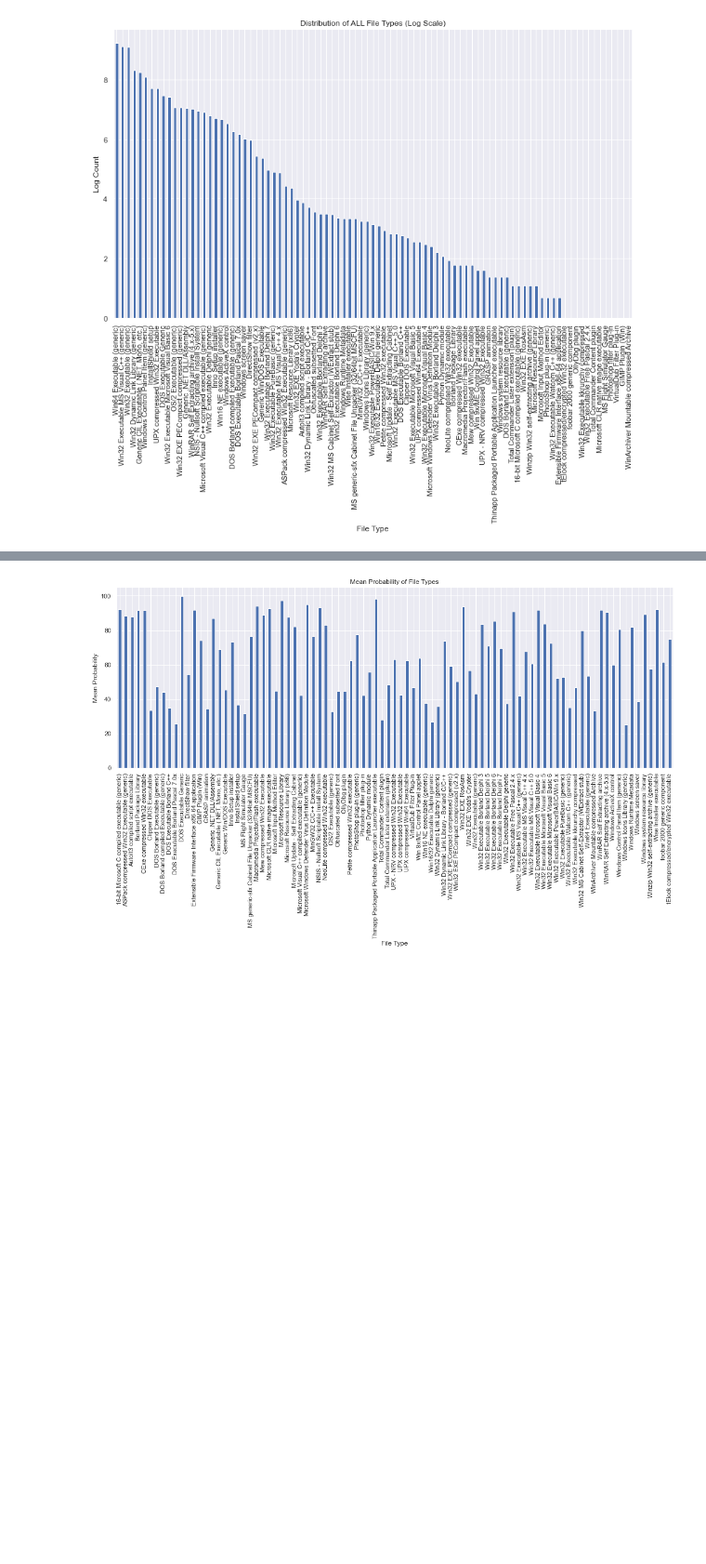
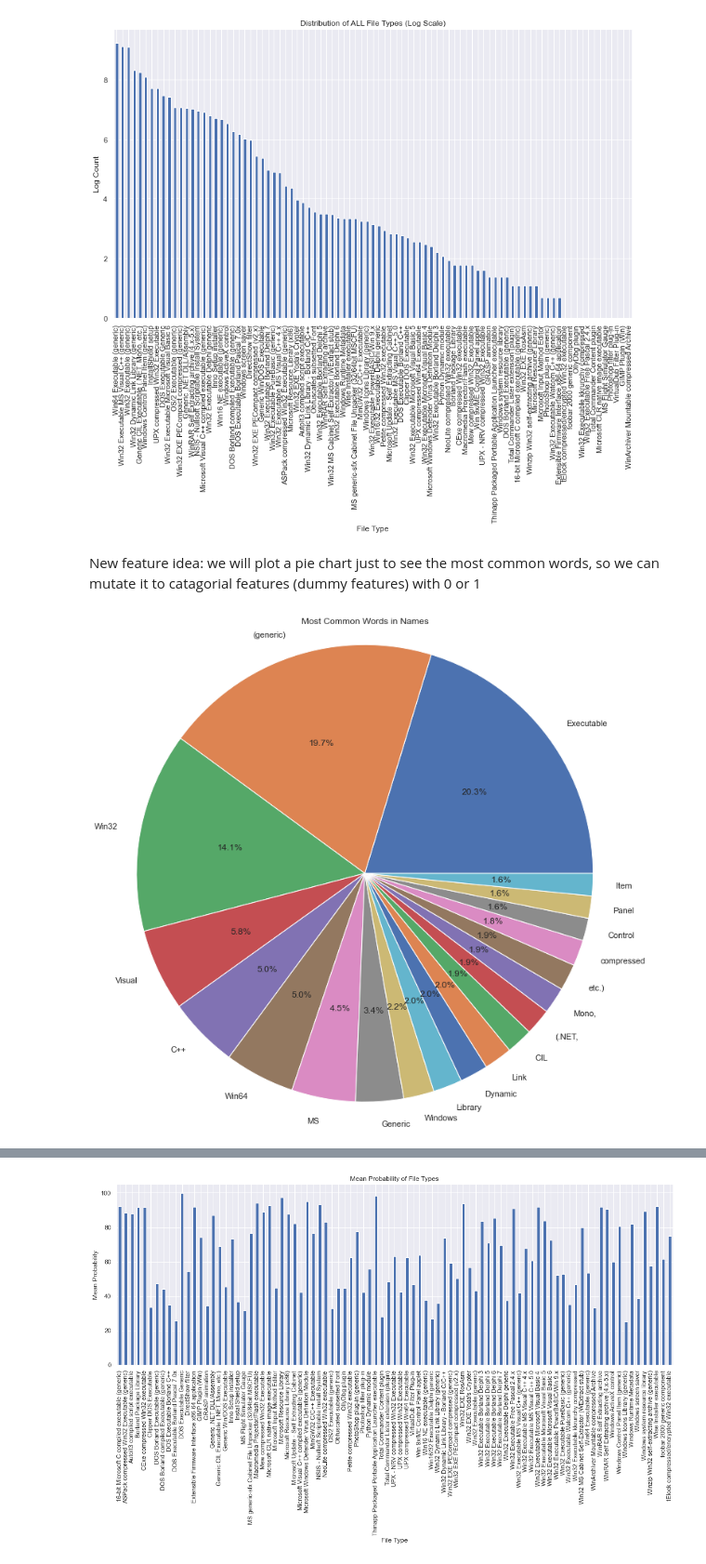
Before and after one commit to YuvalRubinstein99/IntroToMLProject, a Jupyter notebook: Project-v1.1.ipynb, the cells around one changed output, grey strips where cells are left out. Shown at 93% size. Drawn from its saved outputs; the diff is of its cells as text; code cells hidden in the pictures; blank space fills up the shorter version.

```diff
--- a/Project-v1.1.ipynb
+++ b/Project-v1.1.ipynb
@@ -380,3 +379,39 @@ plt.xticks(rotation=90)
 plt.show()
 # %% [output]
 [figure]
+# %% [markdown]
+New feature idea: we will plot a pie chart just to see the most common words, so we can mutate it to catagorial features (dummy features) with 0 or 1
+# %%
+all_names = ' '.join(main_df['file_type_trid'].astype(str))
+
+# Split the string into individual words
+words = all_names.split()
+
+# Create a dictionary to store word frequencies
+word_counts = {}
+
+# Count the frequency of each word
+for word in words:
+    if word in word_counts:
+        word_counts[word] += 1
+    else:
+        word_counts[word] = 1
+
+# Sort the word frequencies in descending order
+sorted_counts = sorted(word_counts.items(), key=lambda x: x[1], reverse=True)
+
+# Get the most common words and their counts
+most_common_words = sorted_counts[:20]  # Adjust the number (5 in this case) as desired
+
+# Extract the labels and counts from the most common words
+labels = [word[0] for word in most_common_words]
+counts = [word[1] for word in most_common_words]
+
+# Plot the pie chart
+plt.figure(figsize=(12, 12))
+plt.pie(counts, labels=labels, autopct='%1.1f%%')
+plt.title('Most Common Words in Names')
+plt.axis('equal')
+plt.show()
+# %% [output]
+[figure, added]
```
Also changed, not shown: parts of 11 cells of this notebook.
